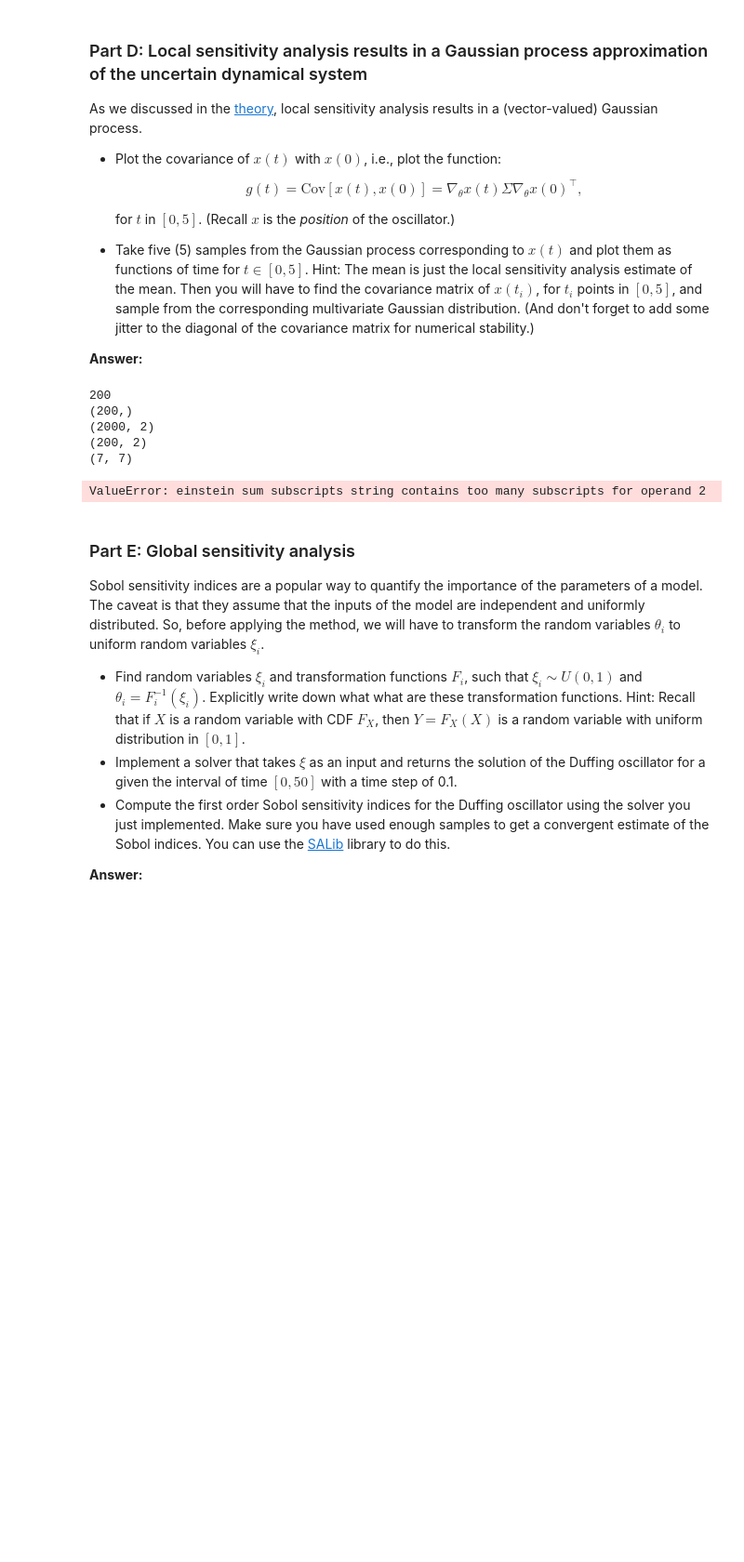
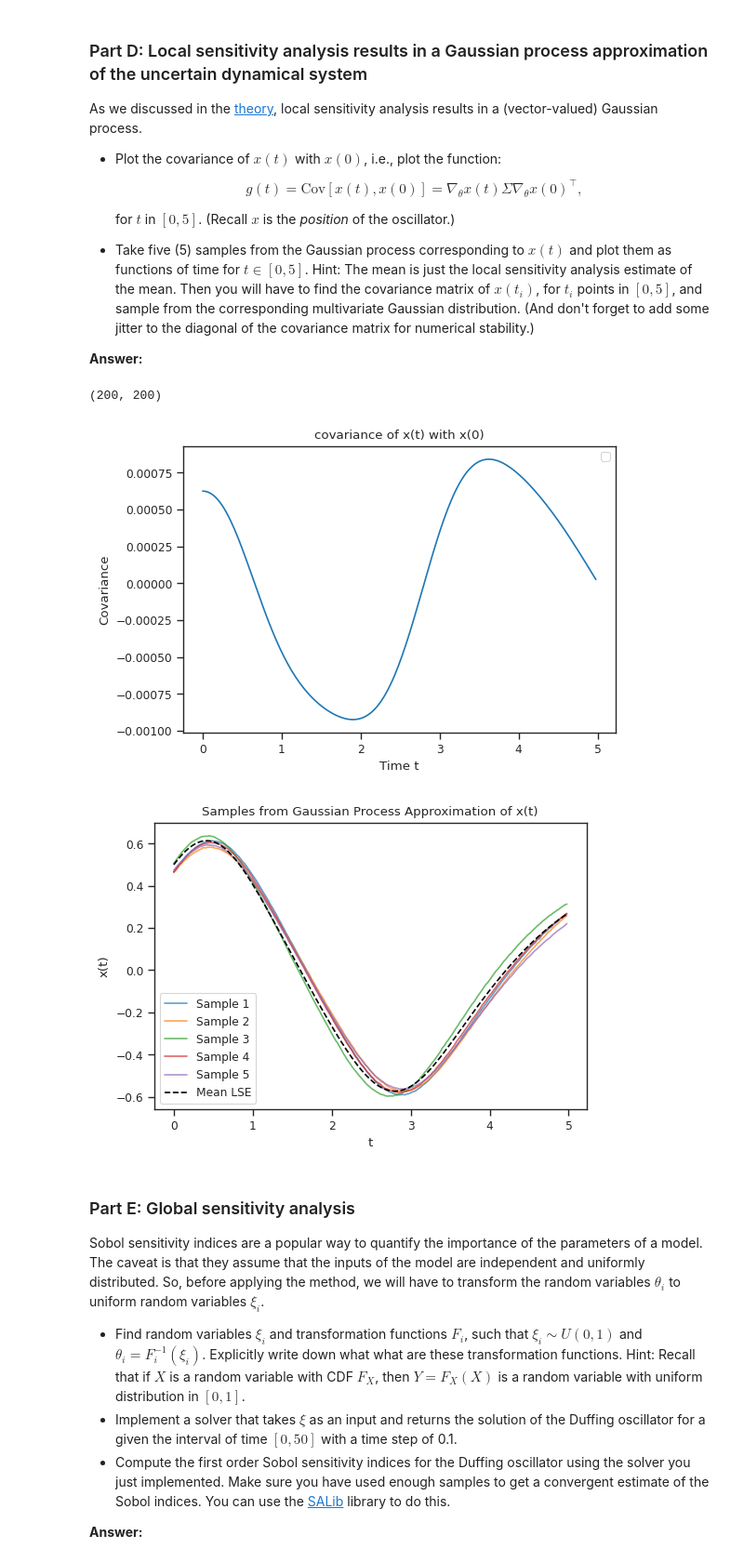
Before and after one commit to Shaunak-Mukherjee/ME697-advanced-scientific-machine-learning, a Jupyter notebook: ME697_02_homework_Shaunak_final.ipynb, the cells around one changed output. Shown at 93% size. Saved outputs shown, nothing was run; the diff lists cells and outputs as text; code cells hidden in the pictures; blank space fills up the shorter version.

```diff
--- a/ME697_02_homework_Shaunak_final.ipynb
+++ b/ME697_02_homework_Shaunak_final.ipynb
@@ -393,32 +399,59 @@ As we discussed in the [theory](https://predictivesciencelab.github.io/advanced-
 (And don't forget to add some jitter to the diagonal of the covariance matrix for numerical stability.)
 
 **Answer:**
-# %%
-# Your response in code and markdown cells here
-
-
-t_max = 5
-idx = np.searchsorted(ts, t_max)
-print(idx)
-ts_filtered = ts[:idx]
-print(ts_filtered.shape)
-
-
-J_x = jac_sol_mu[:,:,0]
-
-print(J_x.shape)
-
-print(J_x[:idx].shape)
-print(cov_theta.shape)
-
-g_t = np.einsum("ik,kl,ij->ij", J_x[:idx], cov_theta, J_x[0].T)
-# %% [output]
-200
-(200,)
-(2000, 2)
-(200, 2)
-(7, 7)
-ValueError: einstein sum subscripts string contains too many subscripts for operand 2
+# %%
+# Your response in code and markdown cells here
+jax.config.update("jax_platform_name", "cpu")
+jax.config.update("jax_enable_x64", True)
+
+# Initial conditions
+t_max = 5
+idx = np.searchsorted(ts, t_max)
+ts_filtered = ts[:idx]
+
+# Compute the Jacobian
+J_x = jax.device_put(jnp.array(jac_sol_mu[:, 0, :]), jax.devices("cpu")[0])
+
+# Compute the covariance of x(t) with x(0)
+g_t = jnp.einsum("ik,kl,jk->ij", J_x[:idx], cov_theta, J_x[:idx])
+print(g_t.shape)
+
+# Plot the covariance of x(t) with x(0)
+plt.figure(figsize=(6, 4))
+plt.plot(ts_filtered, g_t[:, 0])
+plt.xlabel("Time t")
+plt.ylabel("Covariance")
+plt.title("covariance of x(t) with x(0)")
+plt.legend()
+plt.grid(False)
+
+# Add jitter for numerical stability
+g_t += 1e-6 * jnp.eye(idx)
+
+# Convert mean to JAX array
+# print(sol_mu[:idx, 0].shape)
+mean_x_t = jnp.array(sol_mu[:idx, 0])
+
+# Sample from multivariate normal
+num_samples = 5
+samples_x = jrandom.multivariate_normal(subkey, mean_x_t, g_t, shape=(num_samples,))
+samples_x = np.array(samples_x)
+
+# Plot sampled trajectories
+plt.figure(figsize=(6, 4))
+for i in range(num_samples):
+    plt.plot(ts_filtered, samples_x[i, :], alpha=0.7, label=f"Sample {i+1}")
+
+plt.plot(ts_filtered, sol_mu[:idx, 0], "k--", label="Mean LSE")
+plt.xlabel("t")
+plt.ylabel("x(t)")
+plt.title("Samples from Gaussian Process Approximation of x(t)")
+plt.legend()
+plt.grid(False)
+# %% [output]
+(200, 200)
+[figure, added]
+[figure, added]
 # %% [markdown]
 ### Part E: Global sensitivity analysis
 
```
Also changed, not shown: parts of 12 cells of this notebook.
